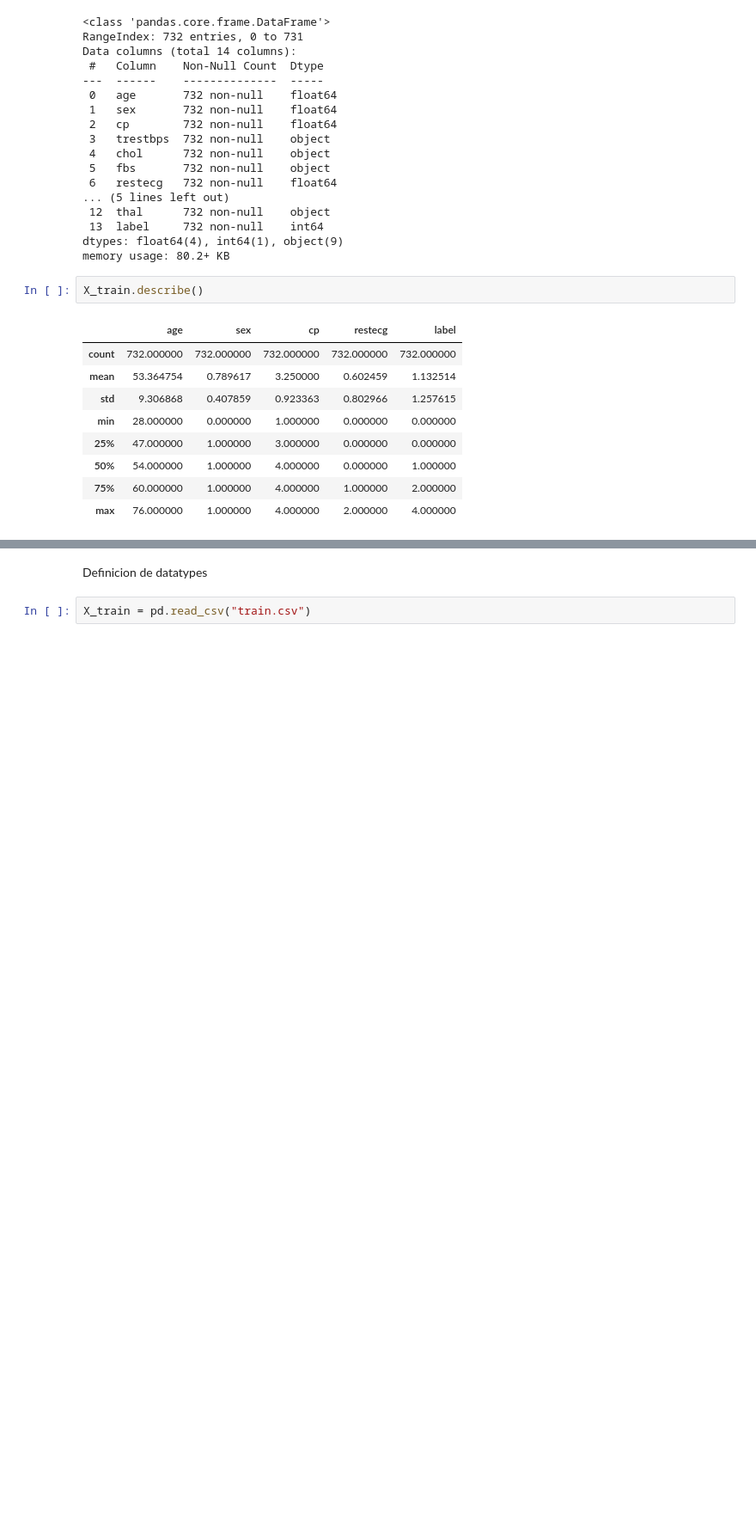
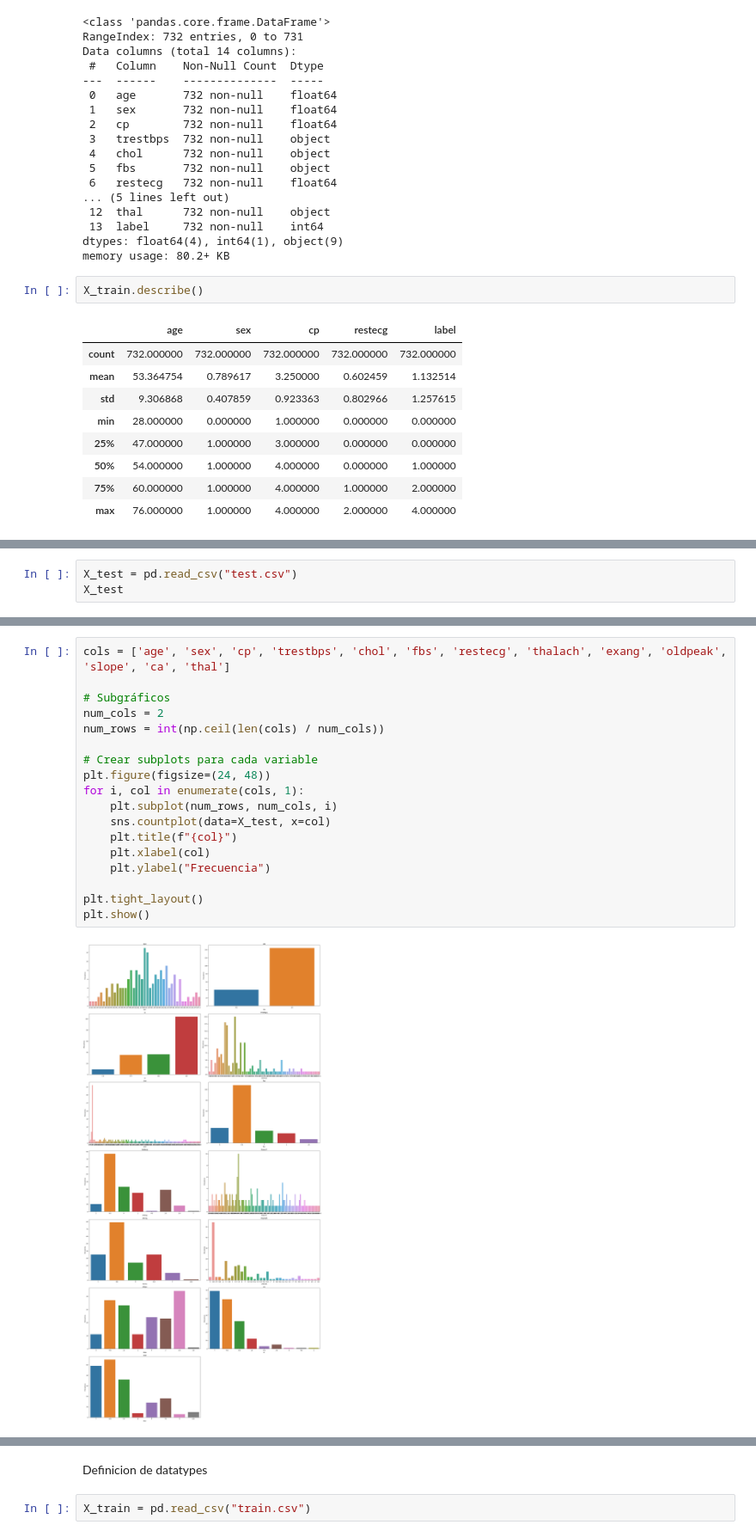
Before and after one commit to cmarty02/DATACADABRA_DataProject_3, a Jupyter notebook: data_raw/Data_Project_3.ipynb, the cells around one changed output, grey strips where cells are left out. Shown at 86% size. Saved outputs shown, nothing was run; the diff lists cells and outputs as text; blank space fills up the shorter version.

Commit message:
Transformaciones_variables

```diff
--- a/data_raw/Data_Project_3.ipynb
+++ b/data_raw/Data_Project_3.ipynb
@@ -150,0 +153,3 @@ plt.show()
+# %%
+X_test = pd.read_csv("test.csv")
+X_test
@@ -151 +228,21 @@ plt.show()
+# %%
+cols = ['age', 'sex', 'cp', 'trestbps', 'chol', 'fbs', 'restecg', 'thalach', 'exang', 'oldpeak', 'slope', 'ca', 'thal']
+
+# Subgráficos
+num_cols = 2
+num_rows = int(np.ceil(len(cols) / num_cols))
+
+# Crear subplots para cada variable
+plt.figure(figsize=(24, 48))
+for i, col in enumerate(cols, 1):
+    plt.subplot(num_rows, num_cols, i)
+    sns.countplot(data=X_test, x=col)
+    plt.title(f"{col}")
+    plt.xlabel(col)
+    plt.ylabel("Frecuencia")
+
+plt.tight_layout()
+plt.show()
+# %% [output]
+[figure, added]
 # %% [markdown]
```
Also changed, not shown: parts of 11 cells of this notebook.
